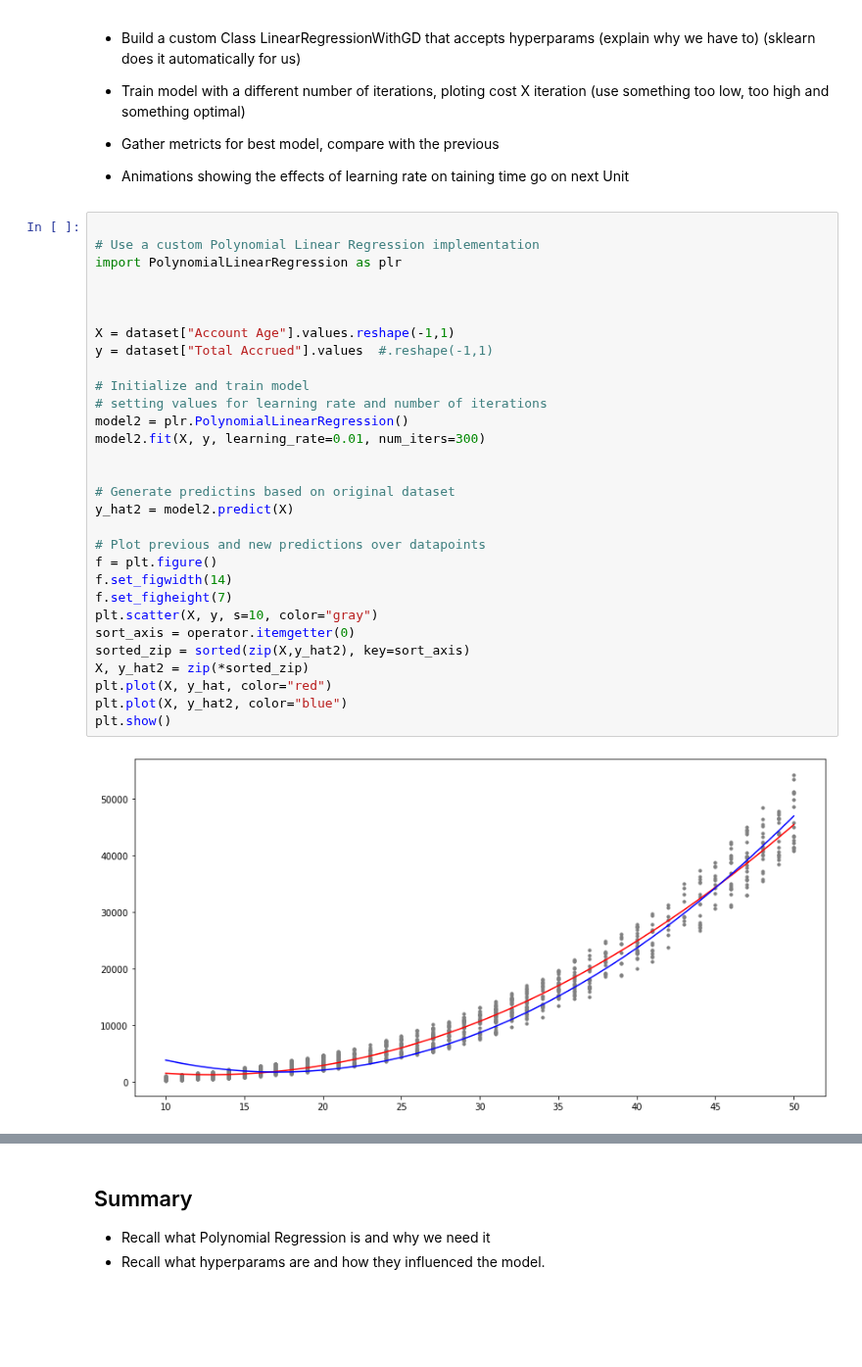
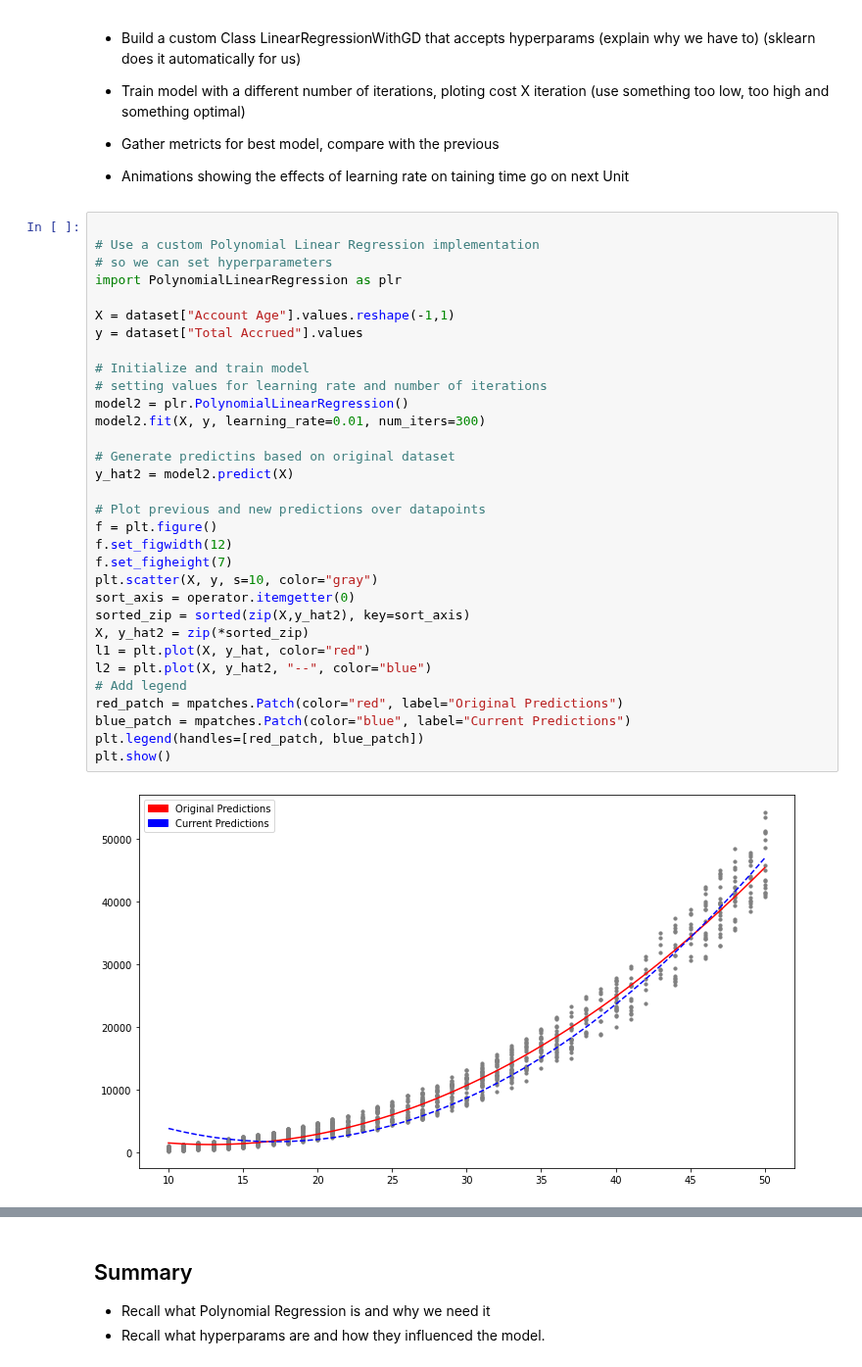
Before and after one commit to MicrosoftDocs/mslearn-introduction-to-machine-learning, a Jupyter notebook: 1b - unit 03.ipynb, the cells around one changed output, grey strips where cells are left out. Shown at 98% size. Drawn from its saved outputs; the diff is of its cells as text; blank space fills up the shorter version.

```diff
--- a/1b - unit 03.ipynb
+++ b/1b - unit 03.ipynb
@@ -109,32 +131,34 @@ print(r2)
 # %%
 
 # Use a custom Polynomial Linear Regression implementation
+# so we can set hyperparameters
 import PolynomialLinearRegression as plr
 
-
-
 X = dataset["Account Age"].values.reshape(-1,1)
-y = dataset["Total Accrued"].values  #.reshape(-1,1)
+y = dataset["Total Accrued"].values
 
 # Initialize and train model
 # setting values for learning rate and number of iterations
 model2 = plr.PolynomialLinearRegression()
 model2.fit(X, y, learning_rate=0.01, num_iters=300)
 
-
 # Generate predictins based on original dataset
 y_hat2 = model2.predict(X)
 
 # Plot previous and new predictions over datapoints
 f = plt.figure()
-f.set_figwidth(14)
+f.set_figwidth(12)
 f.set_figheight(7)
 plt.scatter(X, y, s=10, color="gray")
 sort_axis = operator.itemgetter(0)
 sorted_zip = sorted(zip(X,y_hat2), key=sort_axis)
 X, y_hat2 = zip(*sorted_zip)
-plt.plot(X, y_hat, color="red")
-plt.plot(X, y_hat2, color="blue")
+l1 = plt.plot(X, y_hat, color="red")
+l2 = plt.plot(X, y_hat2, "--", color="blue")
+# Add legend
+red_patch = mpatches.Patch(color="red", label="Original Predictions")
+blue_patch = mpatches.Patch(color="blue", label="Current Predictions")
+plt.legend(handles=[red_patch, blue_patch])
 plt.show()
 # %% [output]
-[figure, old version]
+[figure, new version]
```
Also changed, not shown: parts of 14 cells of this notebook.
